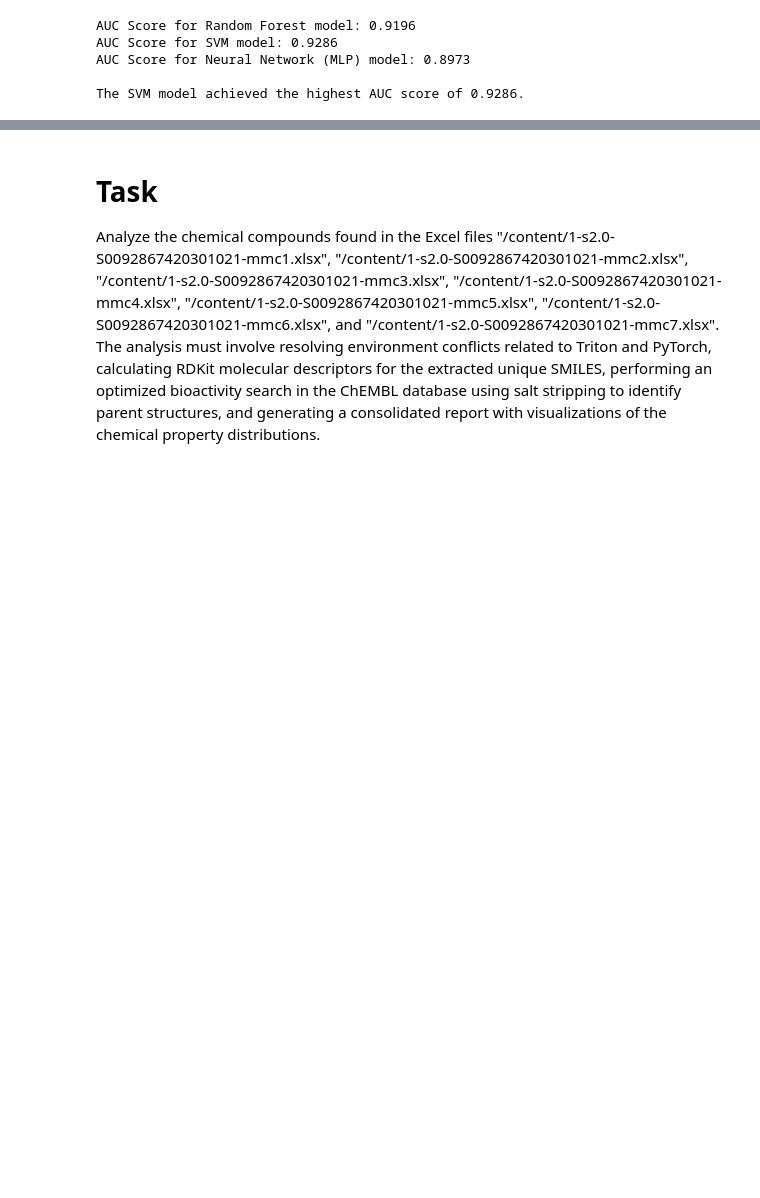
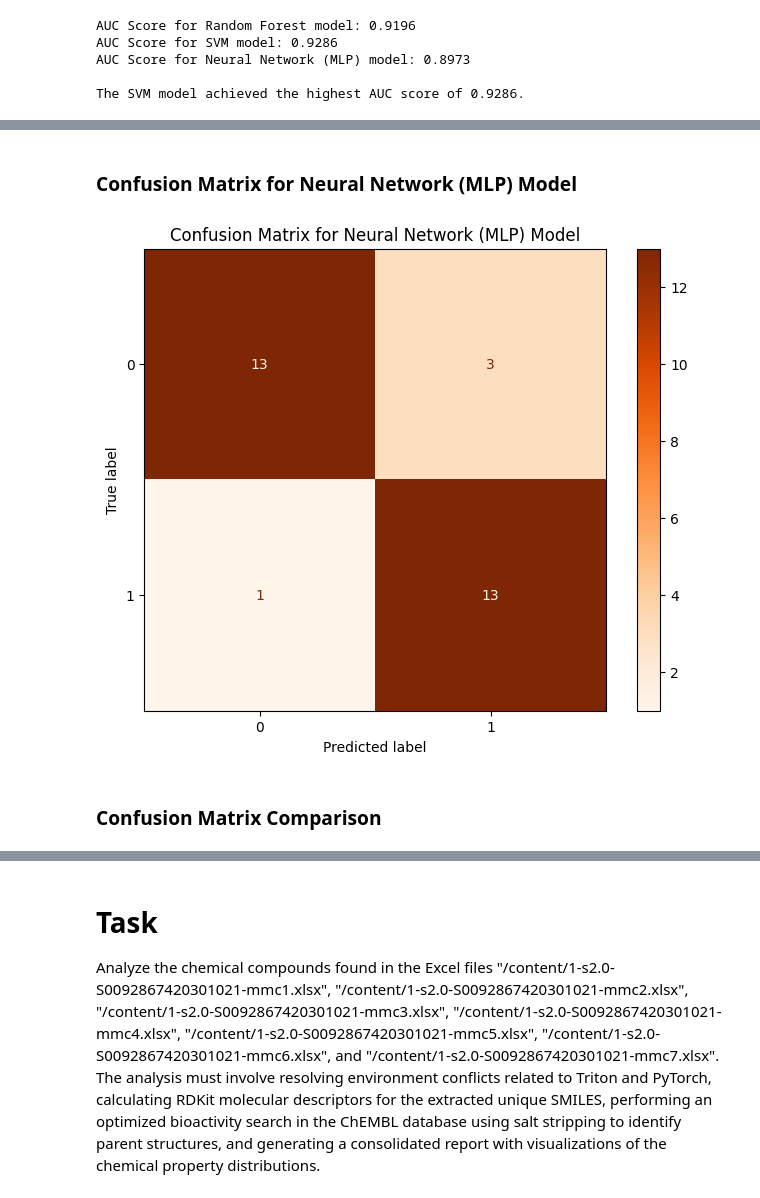
Before and after one commit to hmratul/Antibiotic-Resistant-Code, a Jupyter notebook: Untitled18.ipynb, the cells around one changed output, grey strips where cells are left out. Saved outputs shown, nothing was run; the diff lists cells and outputs as text; code cells hidden in the pictures; blank space fills up the shorter version.

```diff
--- a/Untitled18.ipynb
+++ b/Untitled18.ipynb
@@ -515,0 +607,27 @@ The SVM model achieved the highest AUC score of 0.9286.
+# %% [markdown]
+### Confusion Matrix for Neural Network (MLP) Model
+# %%
+import matplotlib.pyplot as plt
+from sklearn.metrics import ConfusionMatrixDisplay
+from sklearn.neural_network import MLPClassifier
+from sklearn.model_selection import train_test_split
+from sklearn.datasets import make_classification
+
+# Regenerate synthetic classification data and train MLP model for self-containment
+X, y = make_classification(n_samples=100, n_features=10, n_informative=5, n_redundant=0, random_state=42)
+X_train, X_test, y_train, y_test = train_test_split(X, y, test_size=0.3, random_state=42)
+mlp_model = MLPClassifier(hidden_layer_sizes=(100, 50), activation='relu', solver='adam', max_iter=200, random_state=42)
+mlp_model.fit(X_train, y_train)
+
+# Predict class labels for the test set
+y_pred_mlp = mlp_model.predict(X_test)
+
+# Plotting the Confusion Matrix for the MLP model
+fig_cm_mlp, ax_cm_mlp = plt.subplots(figsize=(8, 6))
+ConfusionMatrixDisplay.from_estimator(mlp_model, X_test, y_test, ax=ax_cm_mlp, cmap=plt.cm.Oranges)
+ax_cm_mlp.set_title('Confusion Matrix for Neural Network (MLP) Model')
+plt.show()
+# %% [output]
+[figure, added]
+# %% [markdown]
+### Confusion Matrix Comparison
```
Also changed, not shown: parts of 36 cells of this notebook.
